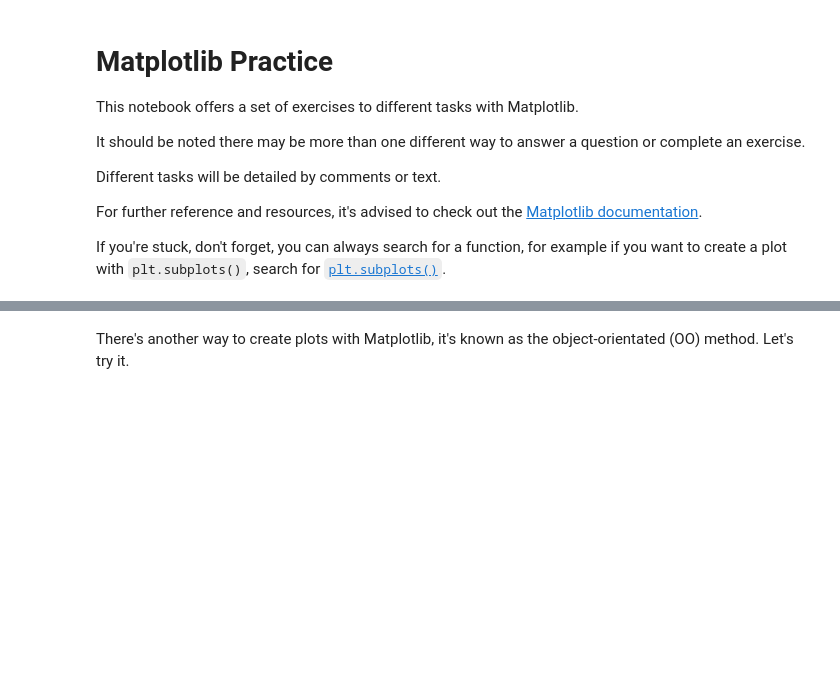
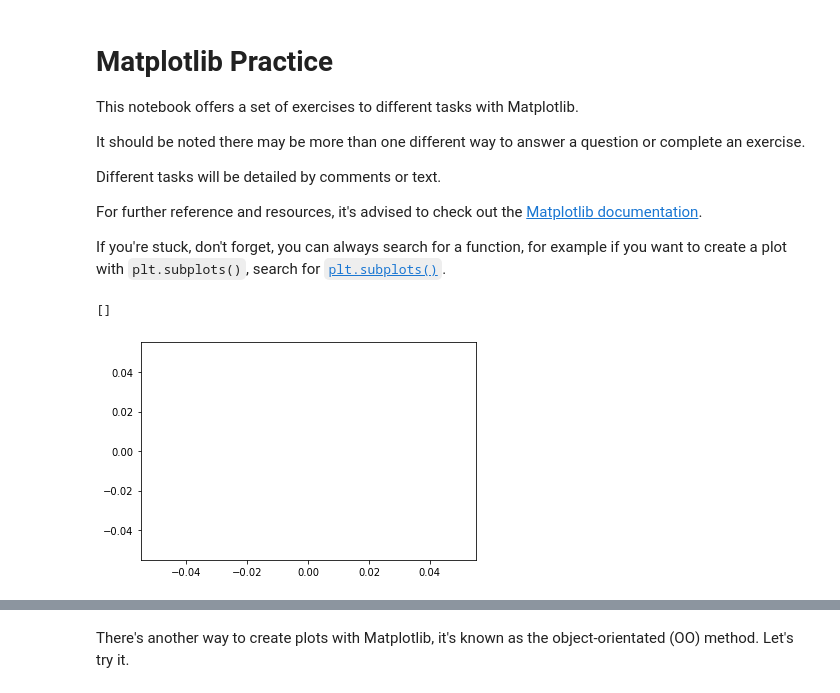
Before and after one commit to kunalburgul/AMLP, a Jupyter notebook: Data_Analysis/matplotlib_exercises.ipynb, the cells around one changed output, grey strips where cells are left out. Saved outputs shown, nothing was run; the diff lists cells and outputs as text; code cells hidden in the pictures; blank space fills up the shorter version.

Commit message:
ztm-learning-data-visualization

```diff
--- a/Data_Analysis/matplotlib_exercises.ipynb
+++ b/Data_Analysis/matplotlib_exercises.ipynb
@@ -18,4 +20,8 @@ If you're stuck, don't forget, you can always search for a function, for example
 # %%
 # Create a simple plot using plt.plot()
+plt.plot()
+# %% [output]
+[]
+[figure, added]
 # %%
 # Plot a single Python list
```
Also changed, not shown: parts of 32 cells of this notebook.
